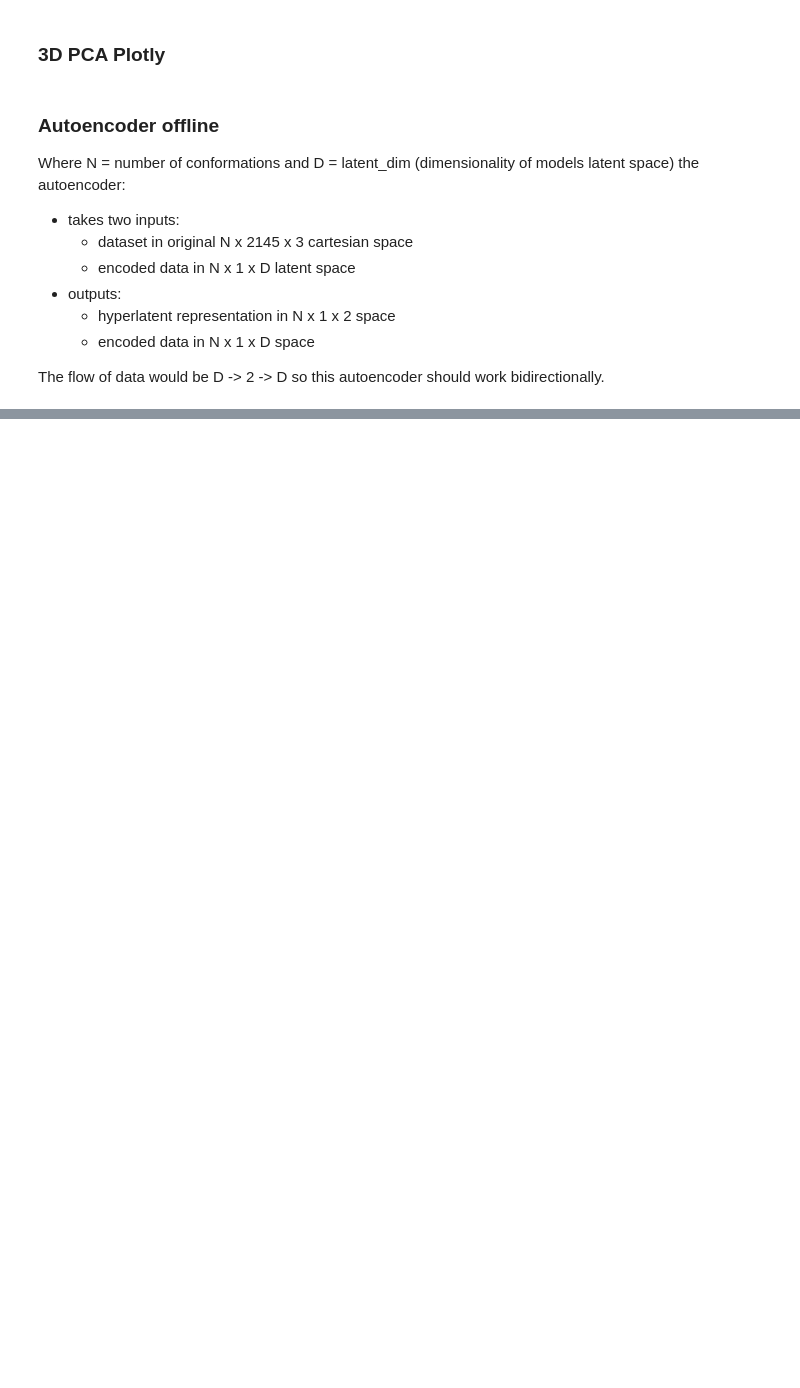
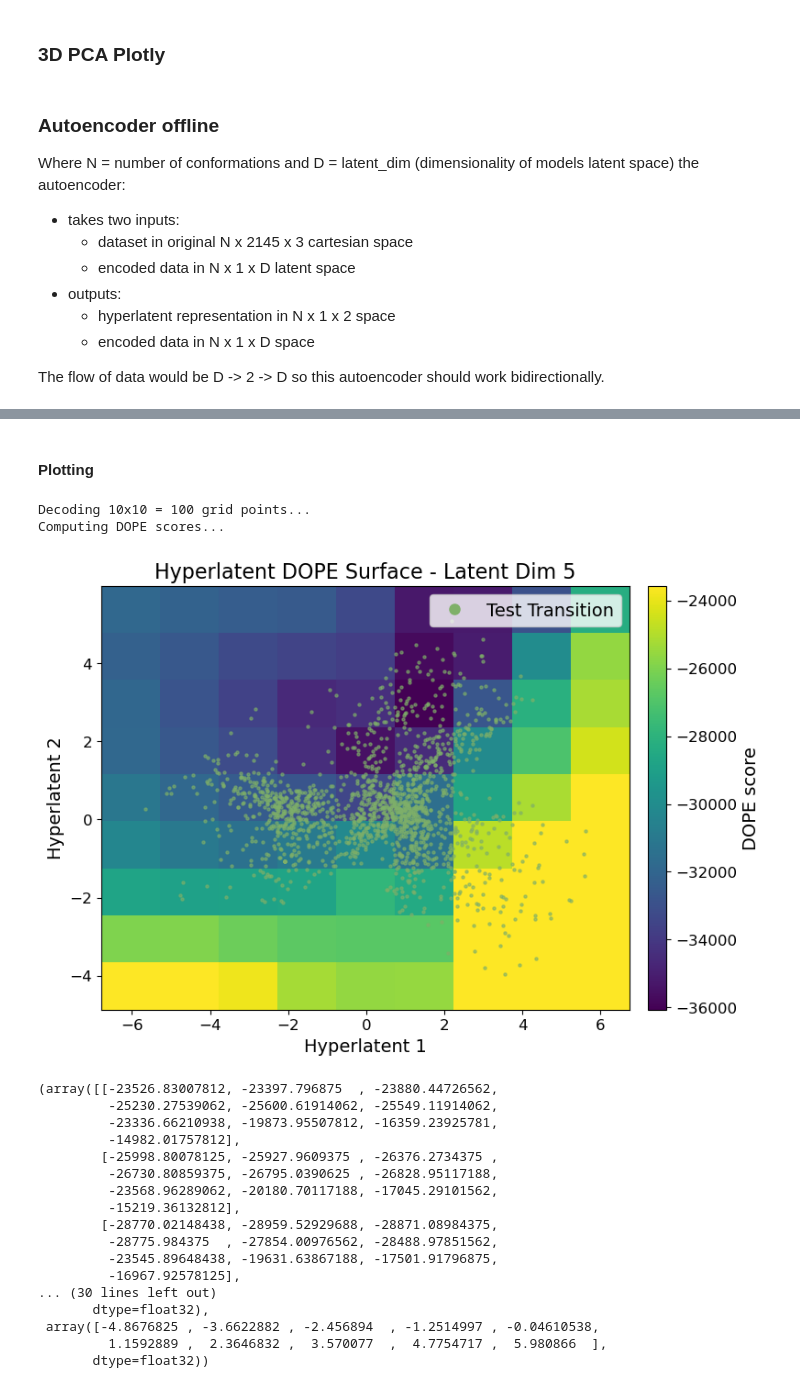
Before and after one commit to briandaniel14/molearn, a Jupyter notebook: analysis/cnn_multi_dim.ipynb, the cells around one changed output, grey strips where cells are left out. Saved outputs shown, nothing was run; the diff lists cells and outputs as text; code cells hidden in the pictures; blank space fills up the shorter version.

```diff
--- a/analysis/cnn_multi_dim.ipynb
+++ b/analysis/cnn_multi_dim.ipynb
@@ -868,14 +749,12 @@ The flow of data would be D -> 2 -> D so this autoencoder should work bidirectio
 # %%
-from models import LatentAutoencoder, train_loop
+from models import LatentAutoencoder, TrainConfig, train_loop
 
 LATENT_DIM = 5
 RUN = 2
 
-encoded_data = MAs[RUN][LATENT_DIM].get_encoded(key="train_both")
+encoded_data: Tensor = MAs[RUN][LATENT_DIM].get_encoded(key="test_trans")
 
 model = LatentAutoencoder(input_dim=LATENT_DIM)
-
-model = train_loop(model, encoded_data)
-
-model.decode()
+config = TrainConfig(model=model, encoded_data=encoded_data, epochs=300)
+model = train_loop(config)
 # %% [output]
@@ -901,0 +778,54 @@ Epoch 200/200 — Loss: 0.013913
+# %% [markdown]
+#### Plotting
+# %%
+from plots import plot_dope_mesh
+
+model.eval()
+
+
+def ae_encode(x: np.ndarray) -> np.ndarray:
+    with torch.no_grad():
+        return model.encode(torch.tensor(x, dtype=torch.float32)).numpy()
+
+
+def ae_decode(x: np.ndarray) -> np.ndarray:
+    with torch.no_grad():
+        return model.decode(torch.tensor(x, dtype=torch.float32)).numpy()
+
+
+encoded_test: np.ndarray = MAs[RUN][LATENT_DIM].get_encoded("test_trans").numpy()
+
+plot_dope_mesh(
+    MAs[RUN][LATENT_DIM],
+    encoded_datasets=[
+        (encoded_test, "Test Transition", "#7FB069"),
+    ],
+    mapping=ae_encode,
+    inverse_mapping=ae_decode,
+    n_samples=10,
+    refine=True,
+    title=f"Hyperlatent DOPE Surface - Latent Dim {LATENT_DIM}",
+    xlabel="Hyperlatent 1",
+    ylabel="Hyperlatent 2",
+)
+# %% [output]
+Decoding 10x10 = 100 grid points...
+Computing DOPE scores...
+[figure, added]
+(array([[-23526.83007812, -23397.796875  , -23880.44726562,
+         -25230.27539062, -25600.61914062, -25549.11914062,
+         -23336.66210938, -19873.95507812, -16359.23925781,
+         -14982.01757812],
+        [-25998.80078125, -25927.9609375 , -26376.2734375 ,
+         -26730.80859375, -26795.0390625 , -26828.95117188,
+         -23568.96289062, -20180.70117188, -17045.29101562,
+         -15219.36132812],
+        [-28770.02148438, -28959.52929688, -28871.08984375,
+         -28775.984375  , -27854.00976562, -28488.97851562,
+         -23545.89648438, -19631.63867188, -17501.91796875,
+         -16967.92578125],
+... (30 lines left out)
+       dtype=float32),
+ array([-4.8676825 , -3.6622882 , -2.456894  , -1.2514997 , -0.04610538,
+         1.1592889 ,  2.3646832 ,  3.570077  ,  4.7754717 ,  5.980866  ],
+       dtype=float32))
```
Also changed, not shown: parts of 8 cells of this notebook, 3 other files.
